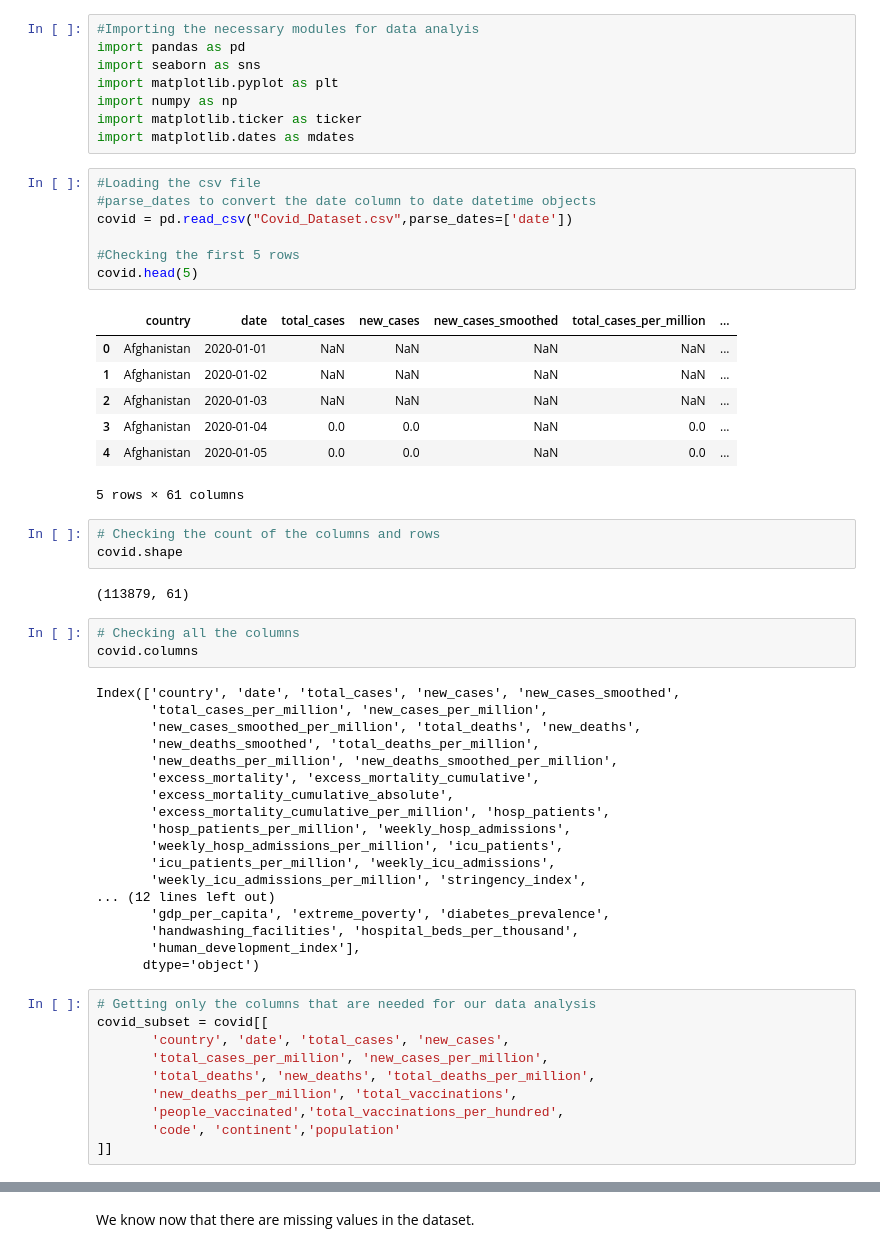
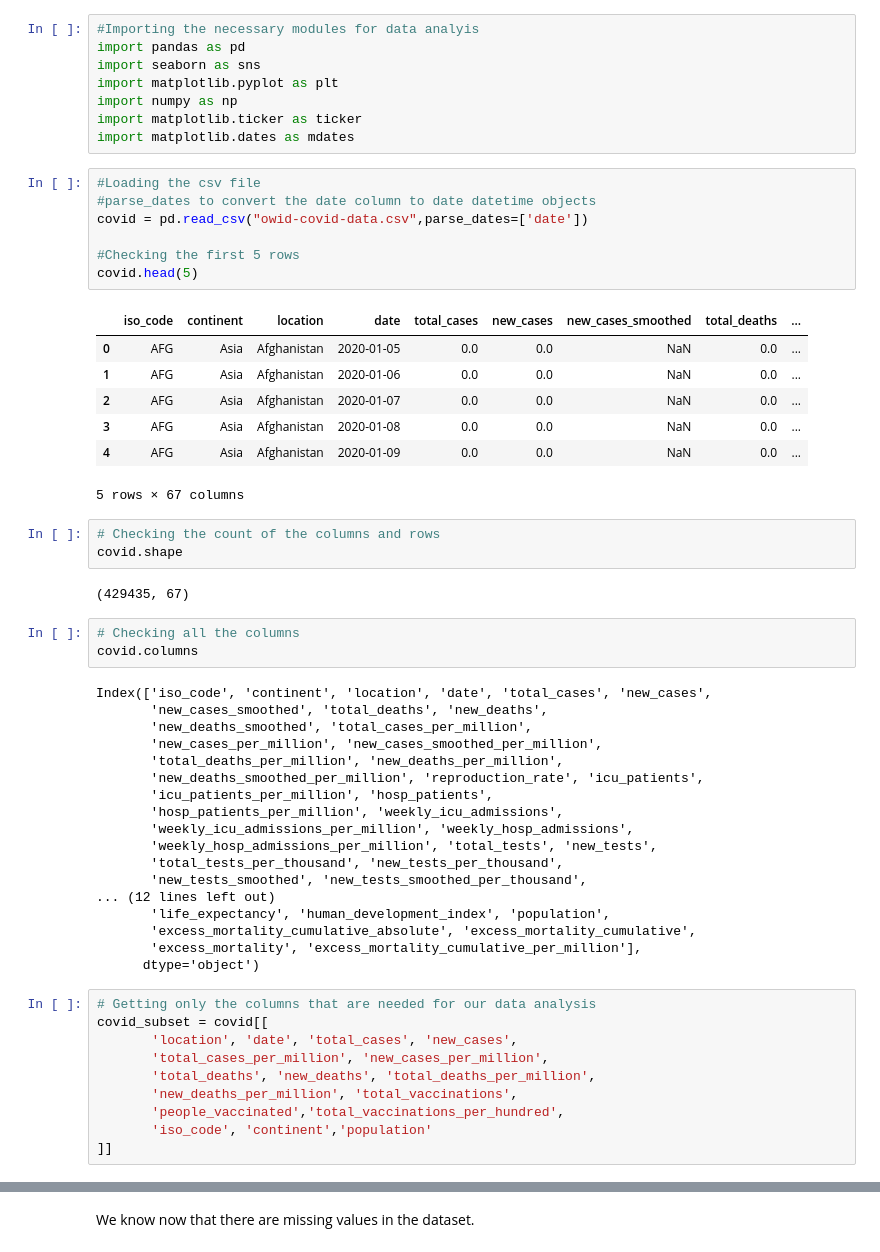
Before and after one commit to palden0929/covid19-data-analysis, a Jupyter notebook: Covid19_Trend_Analysis.ipynb, the cells around one changed output, grey strips where cells are left out. Saved outputs shown, nothing was run; the diff lists cells and outputs as text.

```diff
--- a/Covid19_Trend_Analysis.ipynb
+++ b/Covid19_Trend_Analysis.ipynb
@@ -27,53 +27,53 @@ import matplotlib.dates as mdates
 # %%
 #Loading the csv file
 #parse_dates to convert the date column to date datetime objects
-covid = pd.read_csv("Covid_Dataset.csv",parse_dates=['date'])
+covid = pd.read_csv("owid-covid-data.csv",parse_dates=['date'])
 
 #Checking the first 5 rows
 covid.head(5)
 # %% [output]
-|  | country | date | total_cases | new_cases | new_cases_smoothed | total_cases_per_million | ... |
-| 0 | Afghanistan | 2020-01-01 | NaN | NaN | NaN | NaN | ... |
-| 1 | Afghanistan | 2020-01-02 | NaN | NaN | NaN | NaN | ... |
-| 2 | Afghanistan | 2020-01-03 | NaN | NaN | NaN | NaN | ... |
-| 3 | Afghanistan | 2020-01-04 | 0.0 | 0.0 | NaN | 0.0 | ... |
-| 4 | Afghanistan | 2020-01-05 | 0.0 | 0.0 | NaN | 0.0 | ... |
+|  | iso_code | continent | location | date | total_cases | new_cases | new_cases_smoothed | total_deaths | ... |
+| 0 | AFG | Asia | Afghanistan | 2020-01-05 | 0.0 | 0.0 | NaN | 0.0 | ... |
+| 1 | AFG | Asia | Afghanistan | 2020-01-06 | 0.0 | 0.0 | NaN | 0.0 | ... |
+| 2 | AFG | Asia | Afghanistan | 2020-01-07 | 0.0 | 0.0 | NaN | 0.0 | ... |
+| 3 | AFG | Asia | Afghanistan | 2020-01-08 | 0.0 | 0.0 | NaN | 0.0 | ... |
+| 4 | AFG | Asia | Afghanistan | 2020-01-09 | 0.0 | 0.0 | NaN | 0.0 | ... |
-5 rows × 61 columns
+5 rows × 67 columns
 # %%
 # Checking the count of the columns and rows
 covid.shape
 # %% [output]
-(113879, 61)
+(429435, 67)
 # %%
 # Checking all the columns
 covid.columns
 # %% [output]
-Index(['country', 'date', 'total_cases', 'new_cases', 'new_cases_smoothed',
-       'total_cases_per_million', 'new_cases_per_million',
-       'new_cases_smoothed_per_million', 'total_deaths', 'new_deaths',
-       'new_deaths_smoothed', 'total_deaths_per_million',
-       'new_deaths_per_million', 'new_deaths_smoothed_per_million',
-       'excess_mortality', 'excess_mortality_cumulative',
-       'excess_mortality_cumulative_absolute',
-       'excess_mortality_cumulative_per_million', 'hosp_patients',
-       'hosp_patients_per_million', 'weekly_hosp_admissions',
-       'weekly_hosp_admissions_per_million', 'icu_patients',
-       'icu_patients_per_million', 'weekly_icu_admissions',
-       'weekly_icu_admissions_per_million', 'stringency_index',
+Index(['iso_code', 'continent', 'location', 'date', 'total_cases', 'new_cases',
+       'new_cases_smoothed', 'total_deaths', 'new_deaths',
+       'new_deaths_smoothed', 'total_cases_per_million',
+       'new_cases_per_million', 'new_cases_smoothed_per_million',
+       'total_deaths_per_million', 'new_deaths_per_million',
+       'new_deaths_smoothed_per_million', 'reproduction_rate', 'icu_patients',
+       'icu_patients_per_million', 'hosp_patients',
+       'hosp_patients_per_million', 'weekly_icu_admissions',
+       'weekly_icu_admissions_per_million', 'weekly_hosp_admissions',
+       'weekly_hosp_admissions_per_million', 'total_tests', 'new_tests',
+       'total_tests_per_thousand', 'new_tests_per_thousand',
+       'new_tests_smoothed', 'new_tests_smoothed_per_thousand',
 ... (12 lines left out)
-       'gdp_per_capita', 'extreme_poverty', 'diabetes_prevalence',
-       'handwashing_facilities', 'hospital_beds_per_thousand',
-       'human_development_index'],
+       'life_expectancy', 'human_development_index', 'population',
+       'excess_mortality_cumulative_absolute', 'excess_mortality_cumulative',
+       'excess_mortality', 'excess_mortality_cumulative_per_million'],
       dtype='object')
 # %%
 # Getting only the columns that are needed for our data analysis
 covid_subset = covid[[
-       'country', 'date', 'total_cases', 'new_cases',
+       'location', 'date', 'total_cases', 'new_cases',
        'total_cases_per_million', 'new_cases_per_million',
        'total_deaths', 'new_deaths', 'total_deaths_per_million',
        'new_deaths_per_million', 'total_vaccinations',
        'people_vaccinated','total_vaccinations_per_hundred',
-       'code', 'continent','population'
+       'iso_code', 'continent','population'
 ]]
 # %%
 # Checking missing values count
```
Also changed, not shown: parts of 23 cells of this notebook, 2 other files.
